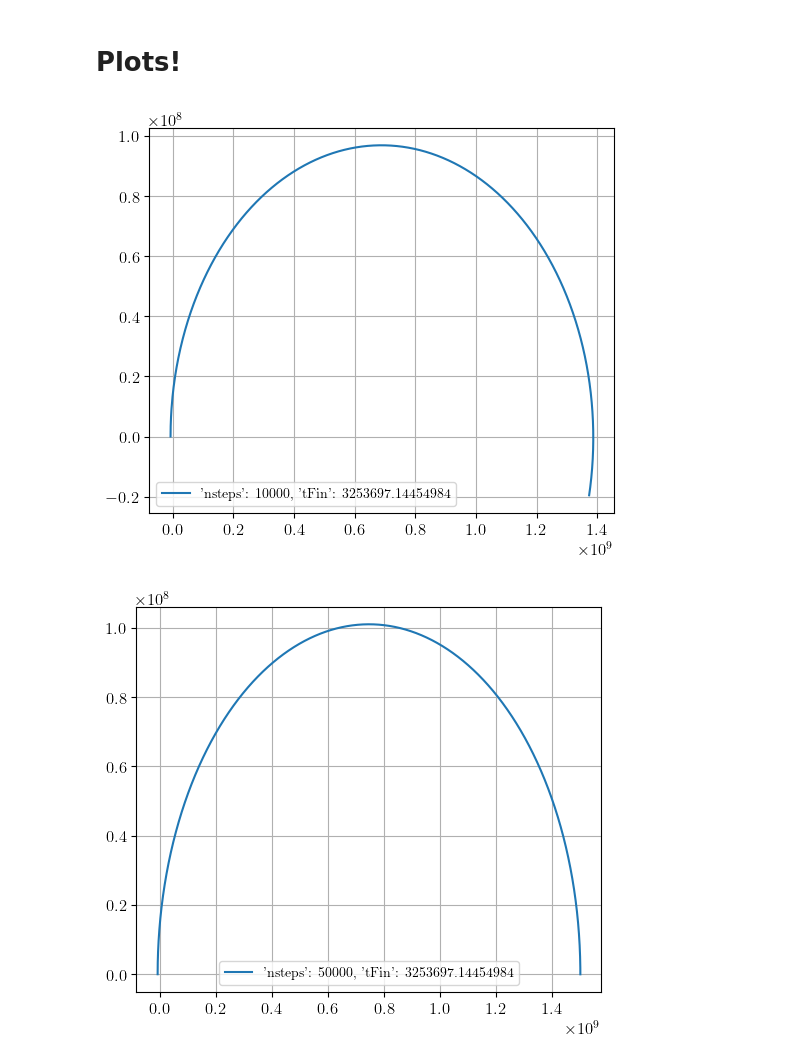
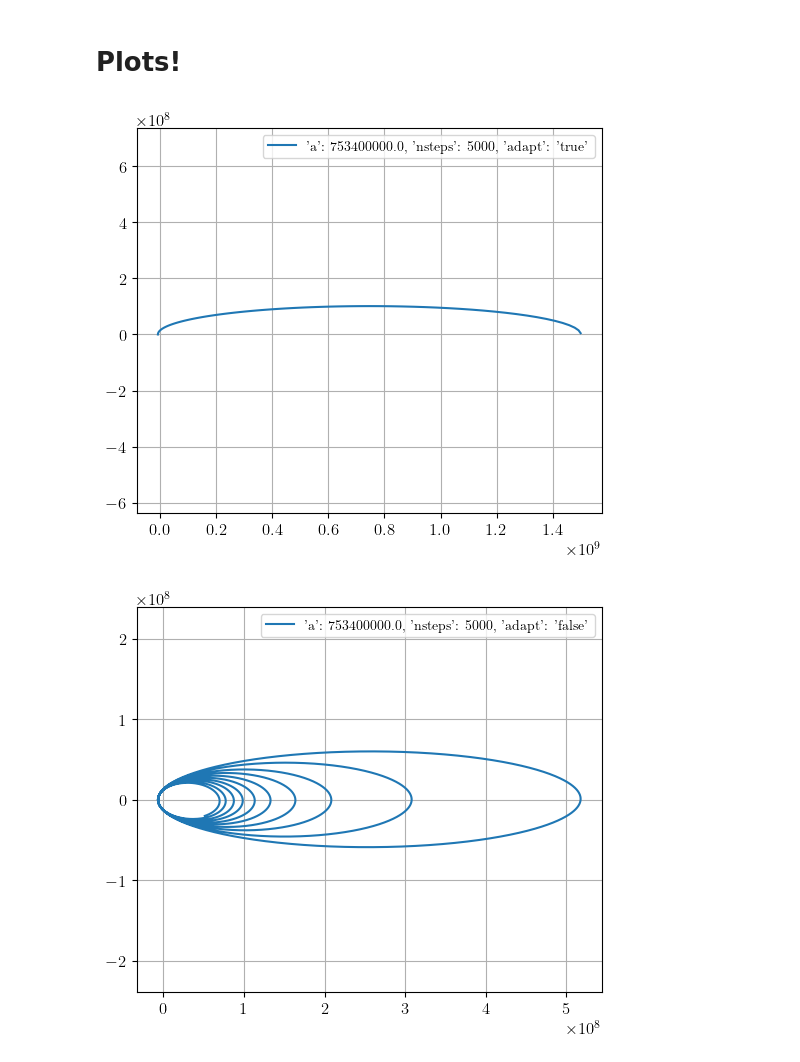
Before and after one commit to TomVdt/PhysNum, a Jupyter notebook: exercice3/analysis/analysis3ai.ipynb, the cells around one changed output. Drawn from its saved outputs; the diff is of its cells as text; code cells hidden in the pictures.

```diff
--- a/exercice3/analysis/analysis3ai.ipynb
+++ b/exercice3/analysis/analysis3ai.ipynb
@@ -37,9 +33,9 @@ print(tFin)
 # %%
 params_variations = {
-    'nsteps': [10000, 50000],
-    # 'nsteps': [5000],
-    'tFin': [tFin / 2],
-    # 'adapt': ['true', 'false'],
+    # 'nsteps': [10000, 50000],
+    'a': [a],
+    'nsteps': [5000],
+    'adapt': ['true', 'false'],
 }
 all_params = tuple(
     {a: b for a, b in zip(params_variations.keys(), c)} for c in product(*params_variations.values())
@@ -74,20 +70,20 @@ for file, params in zip(outputs, all_params):
 # %%
 # Do plots!
 for (params, data) in all_data.values():
     # print(data)
     t, x, y = data[:,0], data[:,1], data[:,2]
     plt.plot(x, y, label=f'{params}')
+    plt.axis('equal')
     plt.grid()
     plt.legend()
     plt.show()
 
 
-# plt.axis('equal')
 # plt.xlabel(r'$x$ [m]')
 # plt.ylabel(r'$y$ [m]')
 
 # plt.legend()
 # plt.savefig(export_path + 'feuriste.pdf')
 # %% [output]
-[figure, old version]
+[figure, new version]
-[figure, old version]
+[figure, new version]
```
Also changed, not shown: parts of 1 cell of this notebook, 2 other files.
